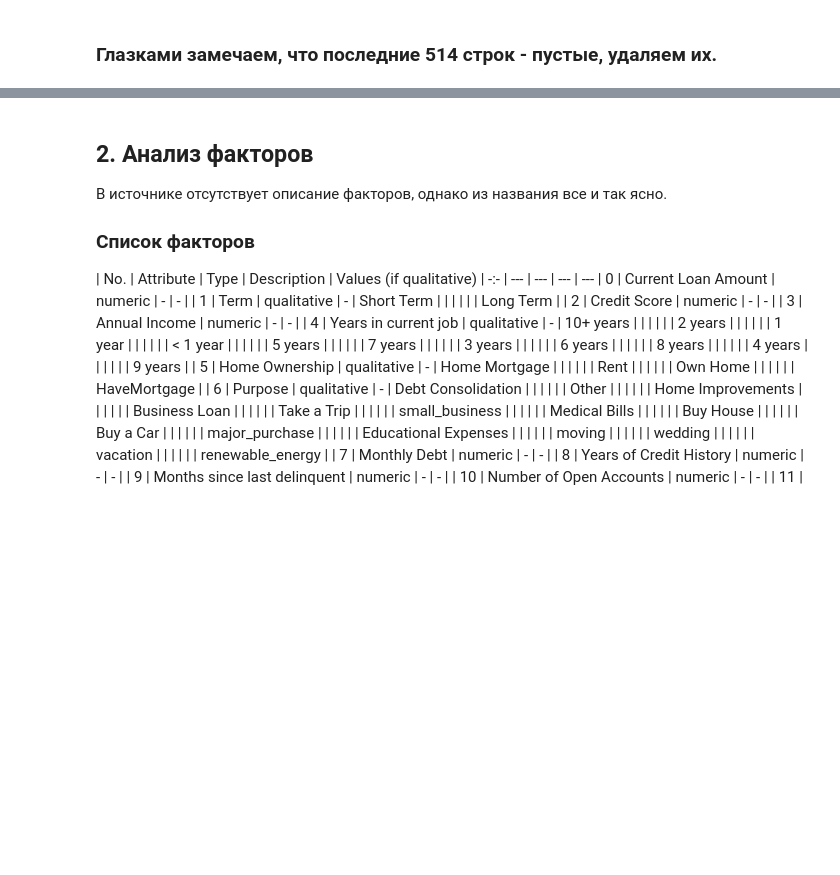
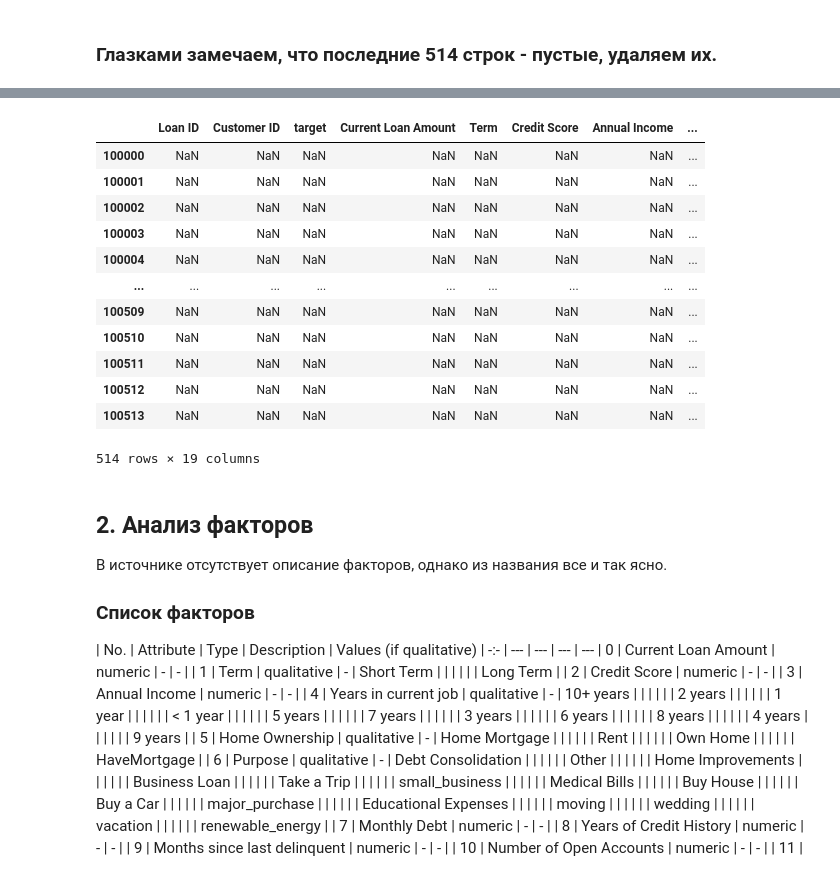
Before and after one commit to uasek/credit_scoring_project, a Jupyter notebook: datasets/13_BLSD/BLSD.ipynb, the cells around one changed output, grey strips where cells are left out. Cells and saved outputs as stored; diff of their text form; code cells hidden in the pictures; blank space fills up the shorter version.

```diff
--- a/datasets/13_BLSD/BLSD.ipynb
+++ b/datasets/13_BLSD/BLSD.ipynb
@@ -95,4 +173,20 @@ Loan Status                     514
 dtype: int64
+# %%
+df[-514:]
+# %% [output]
+|  | Loan ID | Customer ID | target | Current Loan Amount | Term | Credit Score | Annual Income | ... |
+| 100000 | NaN | NaN | NaN | NaN | NaN | NaN | NaN | ... |
+| 100001 | NaN | NaN | NaN | NaN | NaN | NaN | NaN | ... |
+| 100002 | NaN | NaN | NaN | NaN | NaN | NaN | NaN | ... |
+| 100003 | NaN | NaN | NaN | NaN | NaN | NaN | NaN | ... |
+| 100004 | NaN | NaN | NaN | NaN | NaN | NaN | NaN | ... |
+| ... | ... | ... | ... | ... | ... | ... | ... | ... |
+| 100509 | NaN | NaN | NaN | NaN | NaN | NaN | NaN | ... |
+| 100510 | NaN | NaN | NaN | NaN | NaN | NaN | NaN | ... |
+| 100511 | NaN | NaN | NaN | NaN | NaN | NaN | NaN | ... |
+| 100512 | NaN | NaN | NaN | NaN | NaN | NaN | NaN | ... |
+| 100513 | NaN | NaN | NaN | NaN | NaN | NaN | NaN | ... |
+514 rows × 19 columns
 # %%
 df = df[:-514]
 # %% [markdown]
```
Also changed, not shown: parts of 14 cells of this notebook, 1 other file.
